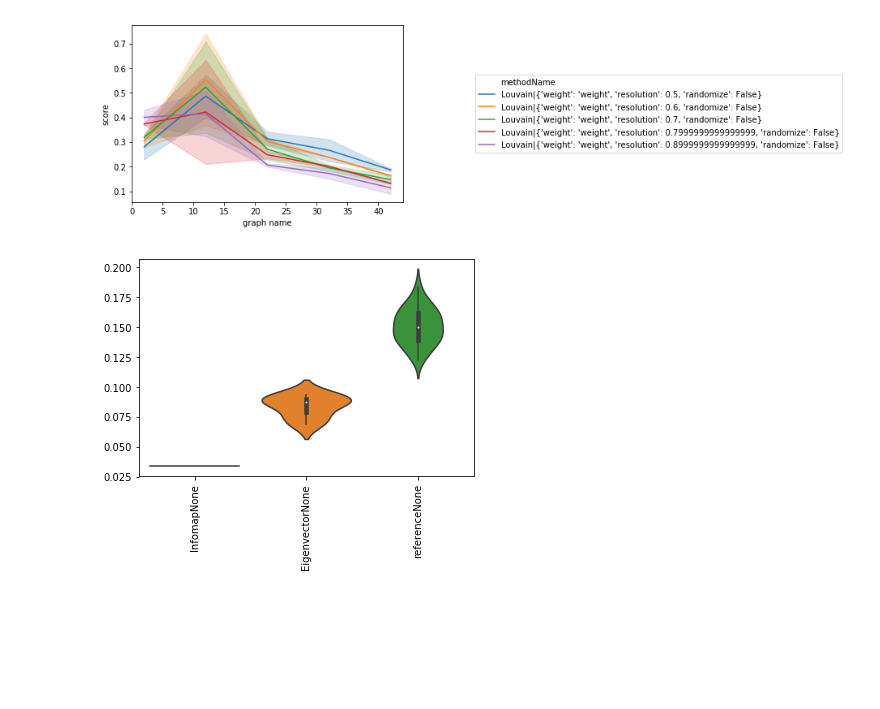
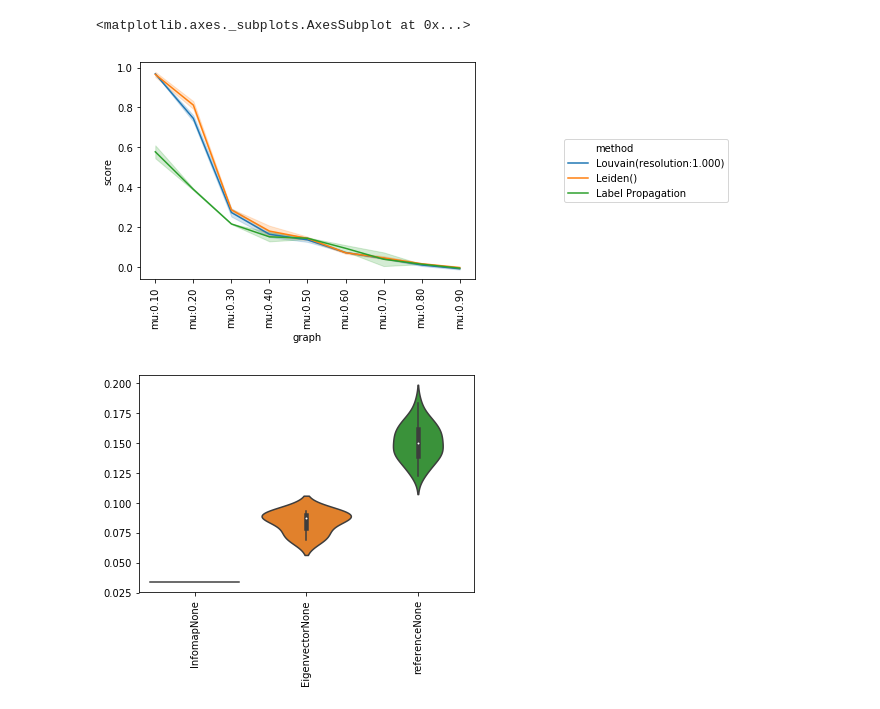
Before and after one commit to GiulioRossetti/cdlib, a Jupyter notebook: Untitled.ipynb, the cells around one changed output. Drawn from its saved outputs; the diff is of its cells as text; code cells hidden in the pictures; blank space fills up the shorter version.

```diff
--- a/Untitled.ipynb
+++ b/Untitled.ipynb
@@ -11,21 +11,11 @@ import pandas as pd
 %matplotlib inline
 # %%
 graphs = []
-for i in np.arange(2,50,10):
+names = []
+for mu in np.arange(0.1,1,0.1):
     for j in range(2):
-        g = nx.planted_partition_graph(i,10,0.5,0.1)
-        g.graph["name"]=i
+        #g = nx.planted_partition_graph(i,10,0.5,0.1)
+        g = nx.algorithms.community.LFR_benchmark_graph(1000,3,1.5,mu,min_community=20,average_degree=5)
+        name = "mu:%.2f" % mu
+        names.append(name)
         graphs.append(g)
-# %%
-resolution = ensemble.Parameter(name="resolution", start=0.5, end=1, step=0.1)
-
-part_ref = []
-part = []
-for g in graphs:
-    reference = nclib.NodeClustering(communities=g.graph["partition"],graph=g,method_name="reference")
-
-    pooled = ensemble.pool(g,[community.louvain],configurations=[[resolution]])
-
-    for communities in pooled:
-        part_ref.append(reference)
-        part.append(communities)
@@ -43,7 +22,13 @@ def plot_scoring(scoring,partitions_ref,partitions_to_eval):
-# %%
-plot(nclib.evaluation.adjusted_mutual_information,part_ref,part)
-# %% [output]
-[figure, removed]
+# %%
+references = []
+for g in graphs:
+    references.append(nclib.NodeClustering(communities = {frozenset(g.nodes[v]['community']) for v in g},graph=g,method_name="reference"))
+# %%
+algos=[algorithms.crisp_partition.louvain,algorithms.crisp_partition.leiden,algorithms.crisp_partition.label_propagation]
+viz.plot_scoring(graphs,references,names,algos,nbRuns=2)
+# %% [output]
+<matplotlib.axes._subplots.AxesSubplot at 0x...>
+[figure, added]
 # %%
 plot_distribution(nblib.eva)
 # %%
```
Also changed, not shown: parts of 14 cells of this notebook.
